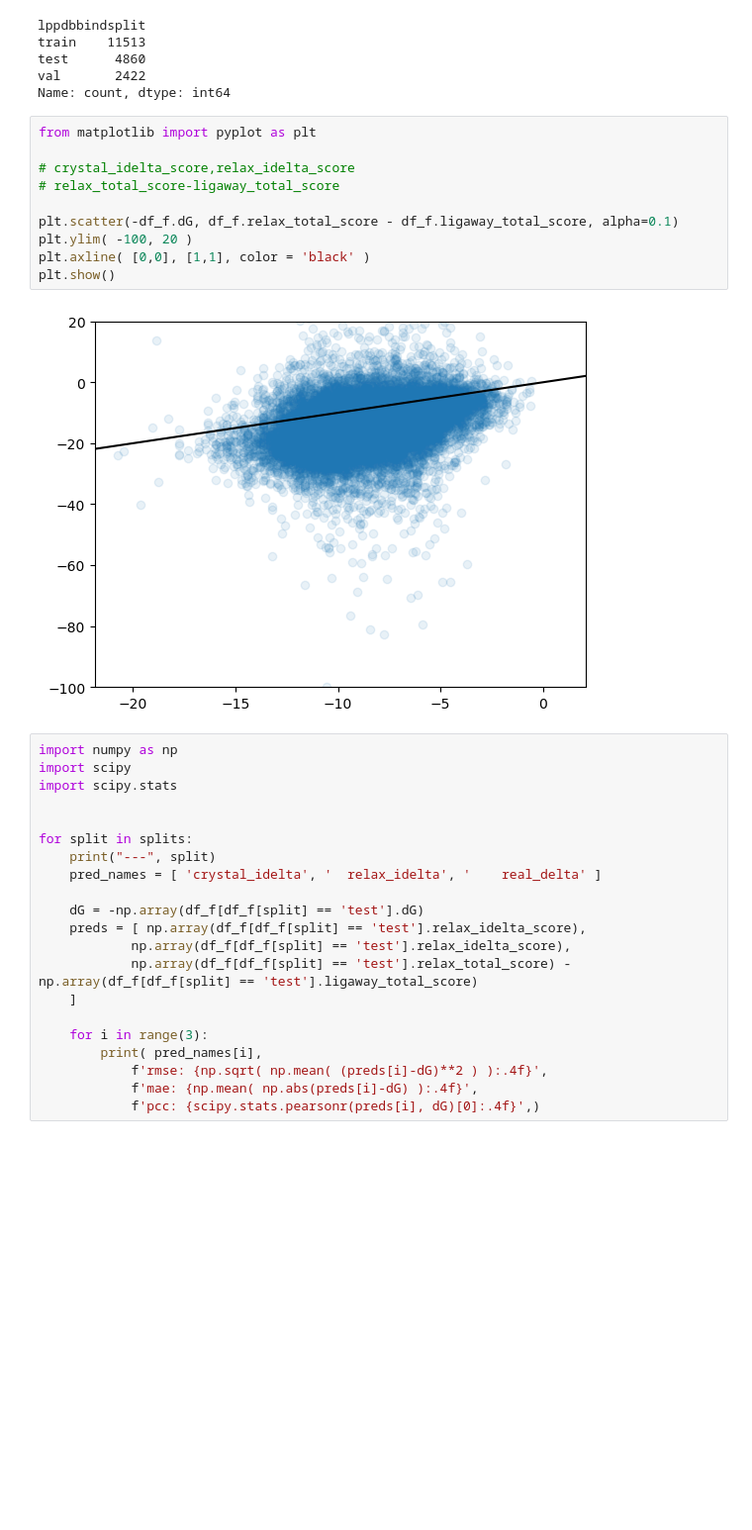
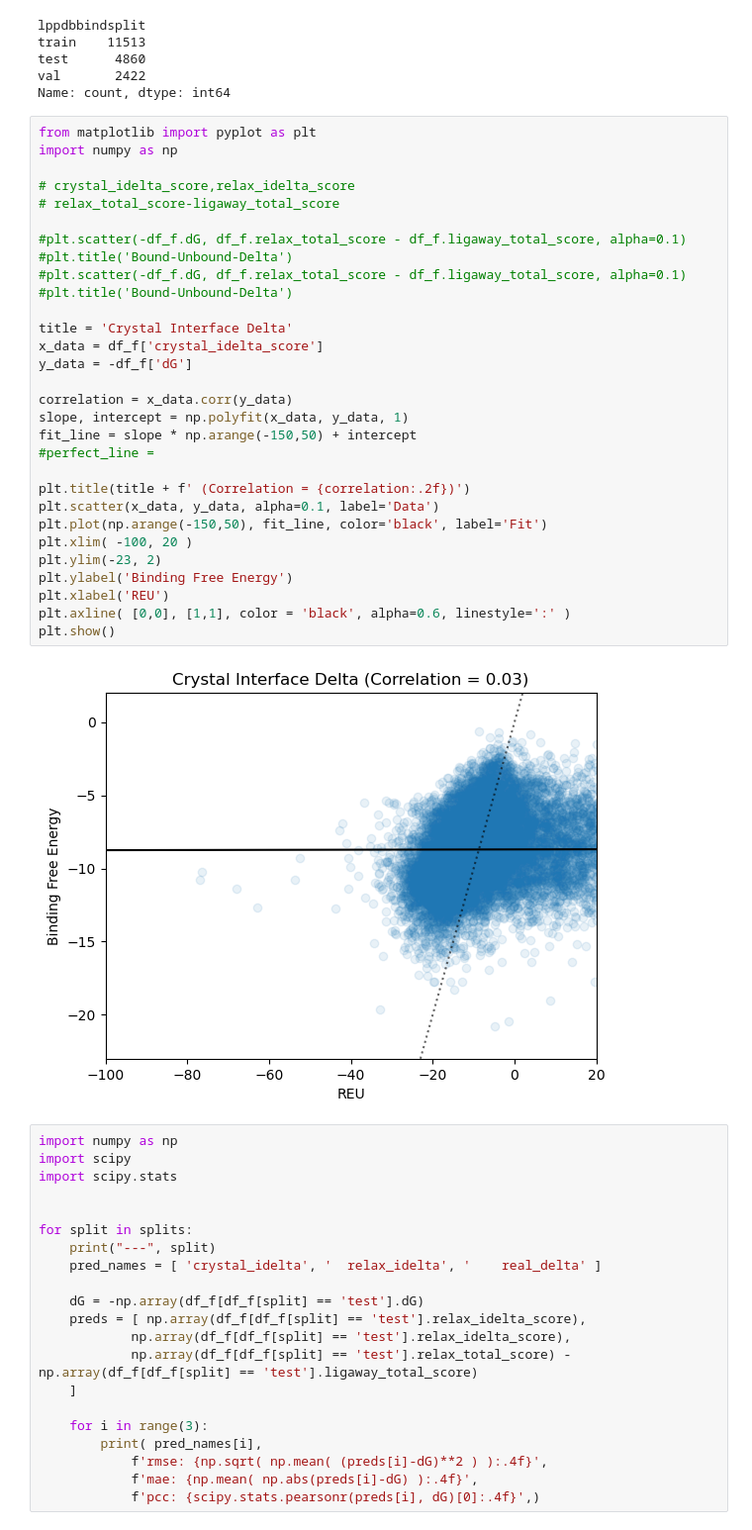
Before and after one commit to Hackefleisch/pdbbind_dock, a Jupyter notebook: analysis.ipynb, the cells around one changed output. Shown: that part at 99% size. Saved outputs shown, nothing was run; the diff lists cells and outputs as text; blank space fills up the shorter version.

```diff
--- a/analysis.ipynb
+++ b/analysis.ipynb
@@ -245,18 +278,38 @@ train    11513
 test      4860
 val       2422
 Name: count, dtype: int64
-# %%
-from matplotlib import pyplot as plt
-
-# crystal_idelta_score,relax_idelta_score
-# relax_total_score-ligaway_total_score
-
-plt.scatter(-df_f.dG, df_f.relax_total_score - df_f.ligaway_total_score, alpha=0.1)
-plt.ylim( -100, 20 )
-plt.axline( [0,0], [1,1], color = 'black' )
-plt.show()
-# %% [output]
-[figure, removed]
+# %%
+from matplotlib import pyplot as plt
+import numpy as np
+
+# crystal_idelta_score,relax_idelta_score
+# relax_total_score-ligaway_total_score
+
+#plt.scatter(-df_f.dG, df_f.relax_total_score - df_f.ligaway_total_score, alpha=0.1)
+#plt.title('Bound-Unbound-Delta')
+#plt.scatter(-df_f.dG, df_f.relax_total_score - df_f.ligaway_total_score, alpha=0.1)
+#plt.title('Bound-Unbound-Delta')
+
+title = 'Crystal Interface Delta'
+x_data = df_f['crystal_idelta_score']
+y_data = -df_f['dG']
+
+correlation = x_data.corr(y_data)
+slope, intercept = np.polyfit(x_data, y_data, 1)
+fit_line = slope * np.arange(-150,50) + intercept
+#perfect_line =
+
+plt.title(title + f' (Correlation = {correlation:.2f})')
+plt.scatter(x_data, y_data, alpha=0.1, label='Data')
+plt.plot(np.arange(-150,50), fit_line, color='black', label='Fit')
+plt.xlim( -100, 20 )
+plt.ylim(-23, 2)
+plt.ylabel('Binding Free Energy')
+plt.xlabel('REU')
+plt.axline( [0,0], [1,1], color = 'black', alpha=0.6, linestyle=':' )
+plt.show()
+# %% [output]
+[figure, added]
 # %%
 import numpy as np
 import scipy
```
Also changed, not shown: parts of 17 cells of this notebook.
